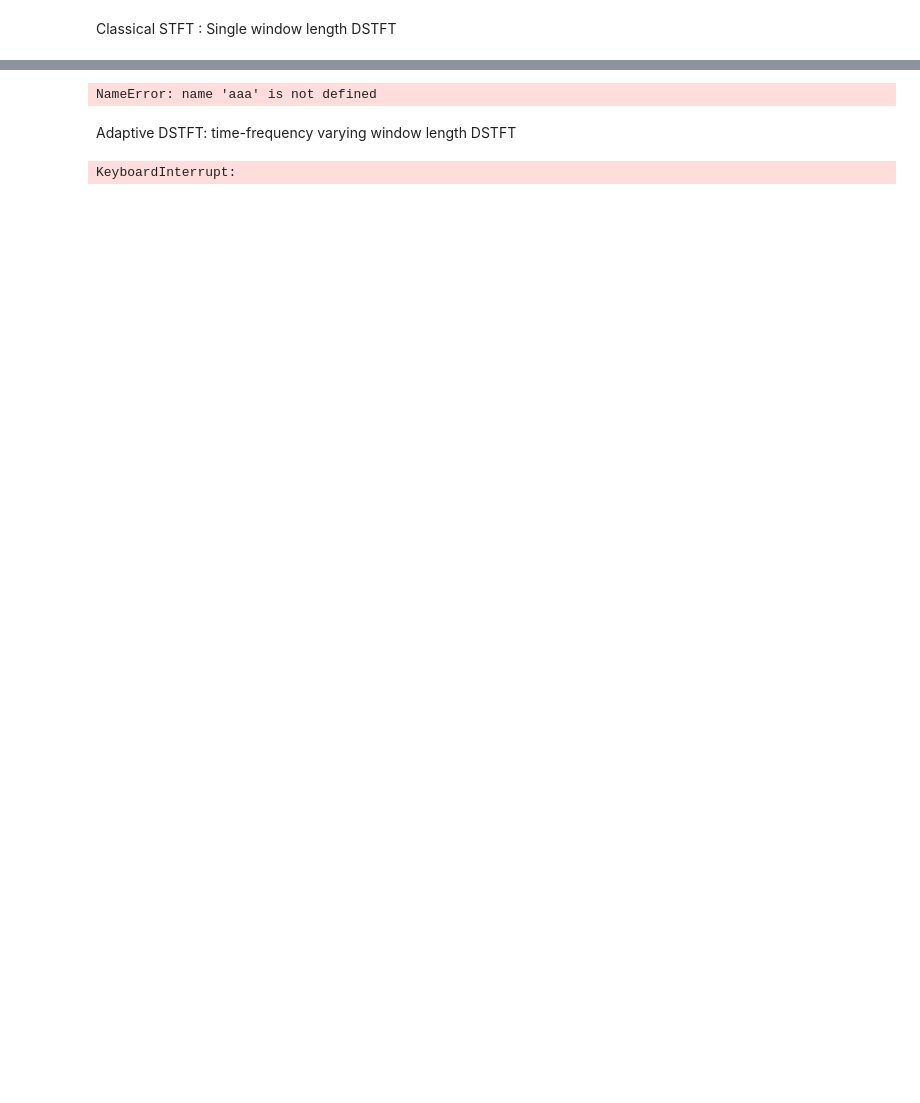
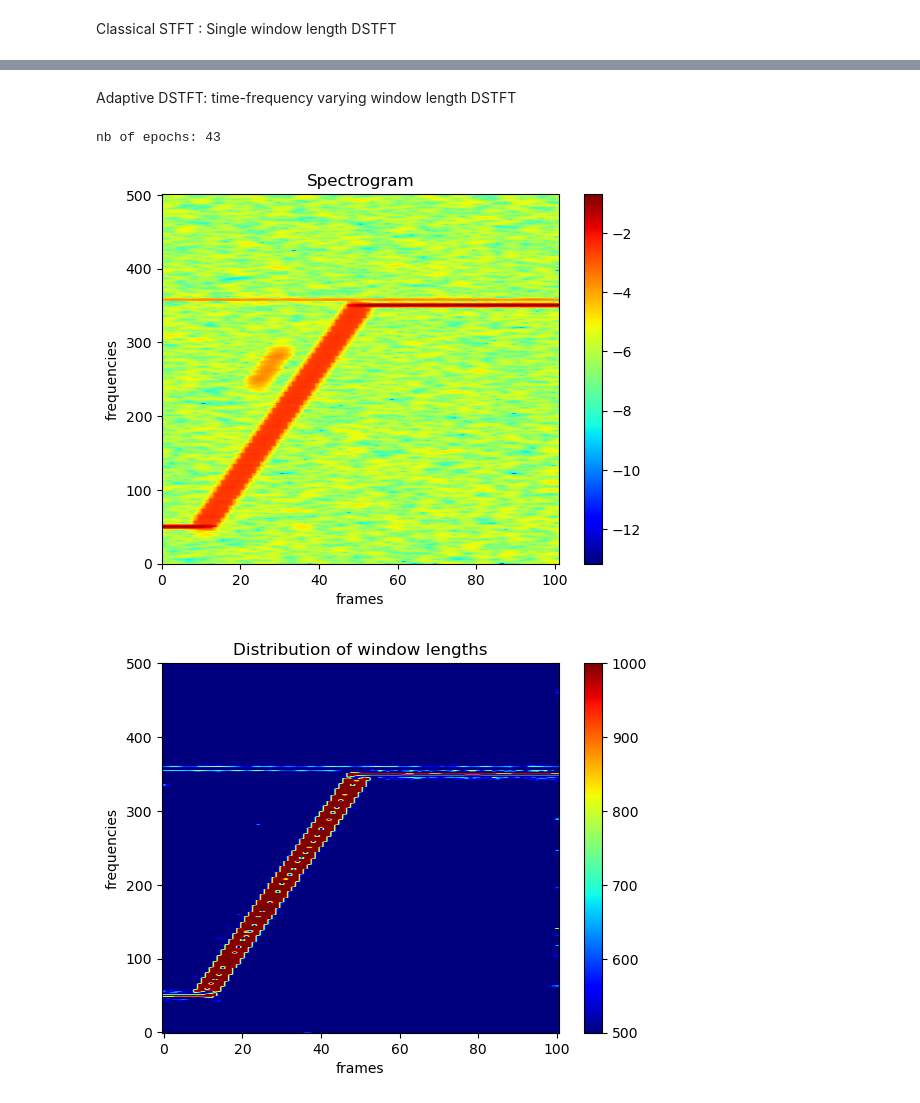
Before and after one commit to maxime-leiber/dstft, a Jupyter notebook: notebooks/1.ipynb, the cells around one changed output, grey strips where cells are left out. Cells and saved outputs as stored; diff of their text form; code cells hidden in the pictures; blank space fills up the shorter version.

```diff
--- a/notebooks/1.ipynb
+++ b/notebooks/1.ipynb
@@ -103,13 +107,9 @@ nb of epochs: 38, window length: 221.4
-# %%
-aaa
-# %% [output]
-NameError: name 'aaa' is not defined
 # %% [markdown]
 Adaptive DSTFT: time-frequency varying window length DSTFT
 # %%
-dstft = DSTFT(
+dstft = ADSTFT(
     x,
-    win_length=win_length,
+    win_length=500,
     support=support,
     stride=stride,
     win_requires_grad=True,
@@ -120,32 +120,34 @@ dstft = DSTFT(
 params = [{"params": dstft.win_length, "lr": lr}]
 opt = torch.optim.Adam(params)
 sch = torch.optim.lr_scheduler.ReduceLROnPlateau(
-    optimizer=opt, mode="min", factor=0.1, patience=patience,
+    optimizer=opt, mode="min", factor=.1, patience=patience,
 )
 
 for epoch in range(epochs):
     opt.zero_grad()
     spec, stft = dstft(x)
     err = (
         entropy_loss(spec)
         + 0.004
         * (
             dstft.actual_win_length.diff(dim=0)[:, :-1].pow(2)
             + dstft.actual_win_length.diff(dim=1)[:-1].pow(2)
             + torch.finfo(x.dtype).eps
         )
         .sqrt()
         .mean()
     )
     err.backward()
     opt.step()
     sch.step(err)
 
     if opt.param_groups[0]["lr"] < threshold:
         break
 
 print(f"nb of epochs: {epoch}")
 dstft.print(spec, x, bar=True, wins=False)
 dstft.print(spec[:, 220:370, 20:70], x, bar=True, wins=False, weights=False)
 # %% [output]
-KeyboardInterrupt:
+nb of epochs: 43
+[figure, added]
+[figure, added]
```
Also changed, not shown: parts of 13 cells of this notebook, 3 other files.
